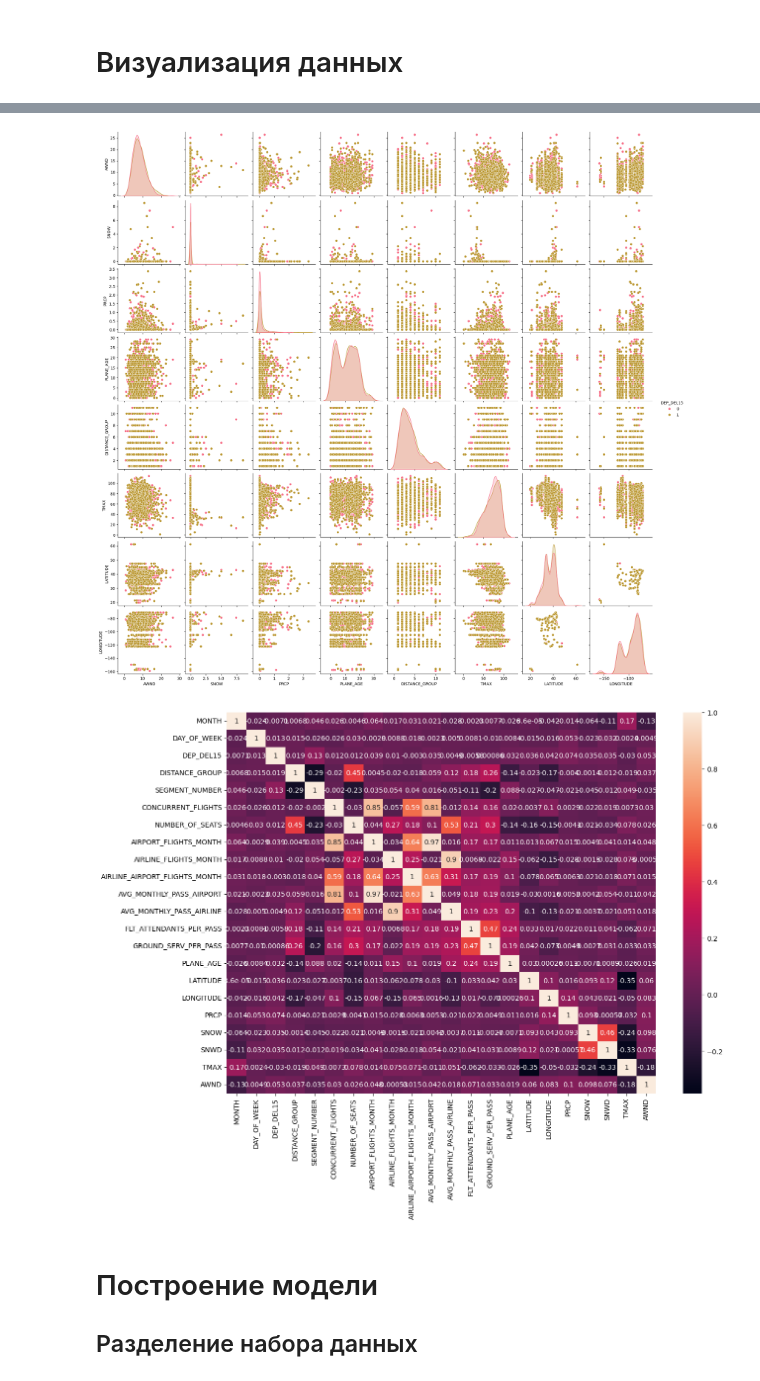
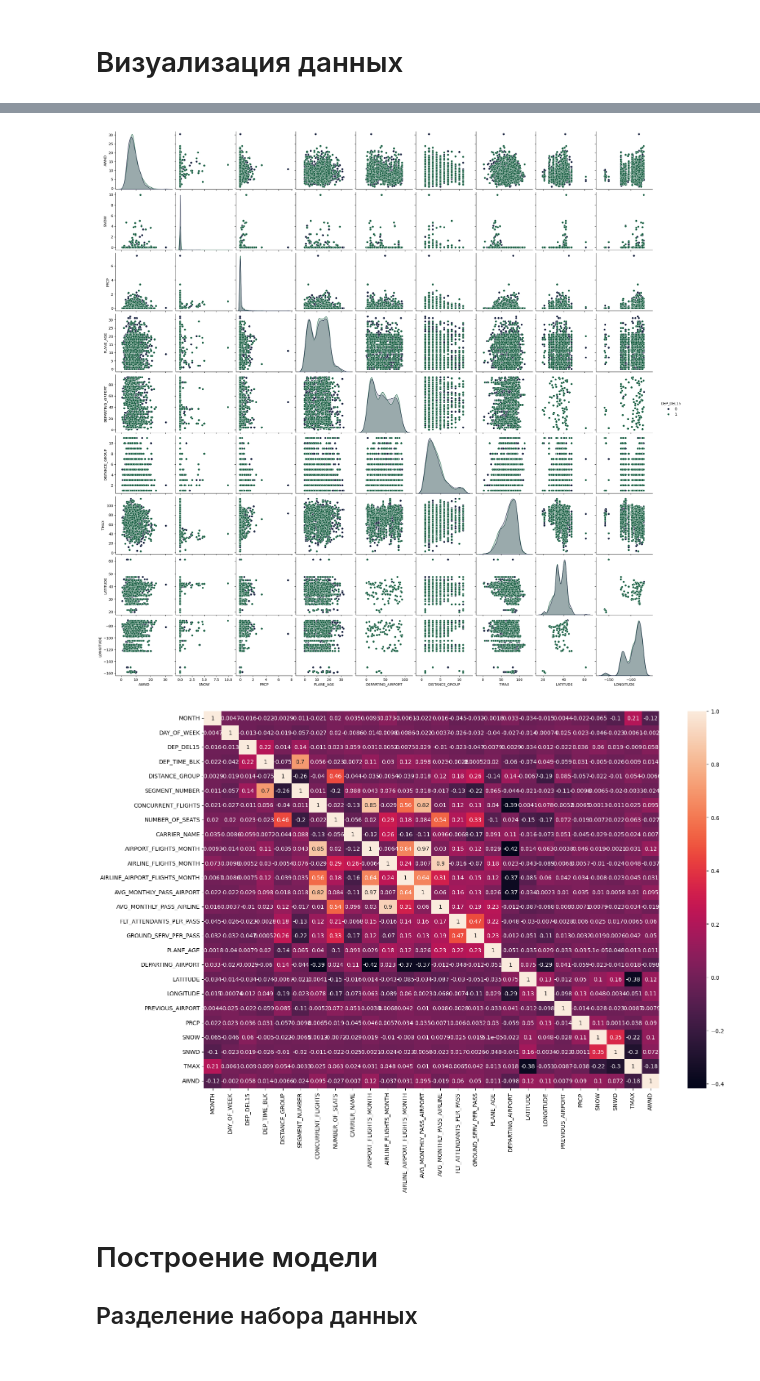
Before and after one commit to aubergeeen/ML-Labs, a Jupyter notebook: TechML_Lab_2_Classification1.ipynb, the cells around one changed output, grey strips where cells are left out. Cells and saved outputs as stored; diff of their text form; code cells hidden in the pictures.

```diff
--- a/TechML_Lab_2_Classification1.ipynb
+++ b/TechML_Lab_2_Classification1.ipynb
@@ -1,10 +1,8 @@
 # %%
-# Импортируем библиотеки
-
 import numpy as np
 import pandas as pd
 import seaborn as sns
-sns.set_palette('husl')
+sns.set_palette('cubehelix')
 import matplotlib.pyplot as plt
 %matplotlib inline
 from sklearn.model_selection import train_test_split
@@ -156,5 +153,14 @@ SNWD                             0
 TMAX                             0
 AWND                             0
 dtype: int64
-# %%
-dataset_balanced.drop(['DEP_TIME_BLK', 'PREVIOUS_AIRPORT', 'DEPARTING_AIRPORT', 'CARRIER_NAME'], axis=1, inplace=True)
+# %%
+# категориальные данные заменим на количественные
+from sklearn.preprocessing import OrdinalEncoder
+cols = ['DEP_TIME_BLK', 'PREVIOUS_AIRPORT', 'DEPARTING_AIRPORT', 'CARRIER_NAME']
+
+enc = OrdinalEncoder()
+
+for column in cols:
+  dataset_balanced[[column]] = enc.fit_transform(dataset_balanced[[column]])
+
+dataset_balanced.head()
@@ -195,17 +209,17 @@ colm_list = ['DEP_DEL15', 'AWND', 'SNOW', 'PRCP', 'PLANE_AGE', 'DEPARTING_AIRPOR
 sns.pairplot(dataset_balanced[colm_list], hue='DEP_DEL15', markers='o')
 plt.show()
 # %% [output]
-[figure, old version]
+[figure, new version]
 # %%
 # Тепловая карта
 # Построение тепловой карты для проверки корреляции.
 # dataset.corr() используется для поиска попарной корреляции всех столбцов в кадре данных.
 
-plt.figure(figsize=(14,10))
+plt.figure(figsize=(18,12))
 sns.heatmap(dataset_balanced.corr(numeric_only = True), annot=True)
 plt.show()
 # %% [output]
-[figure, old version]
+[figure, new version]
 # %% [markdown]
 # Построение модели
 
```
Also changed, not shown: parts of 13 cells of this notebook.
